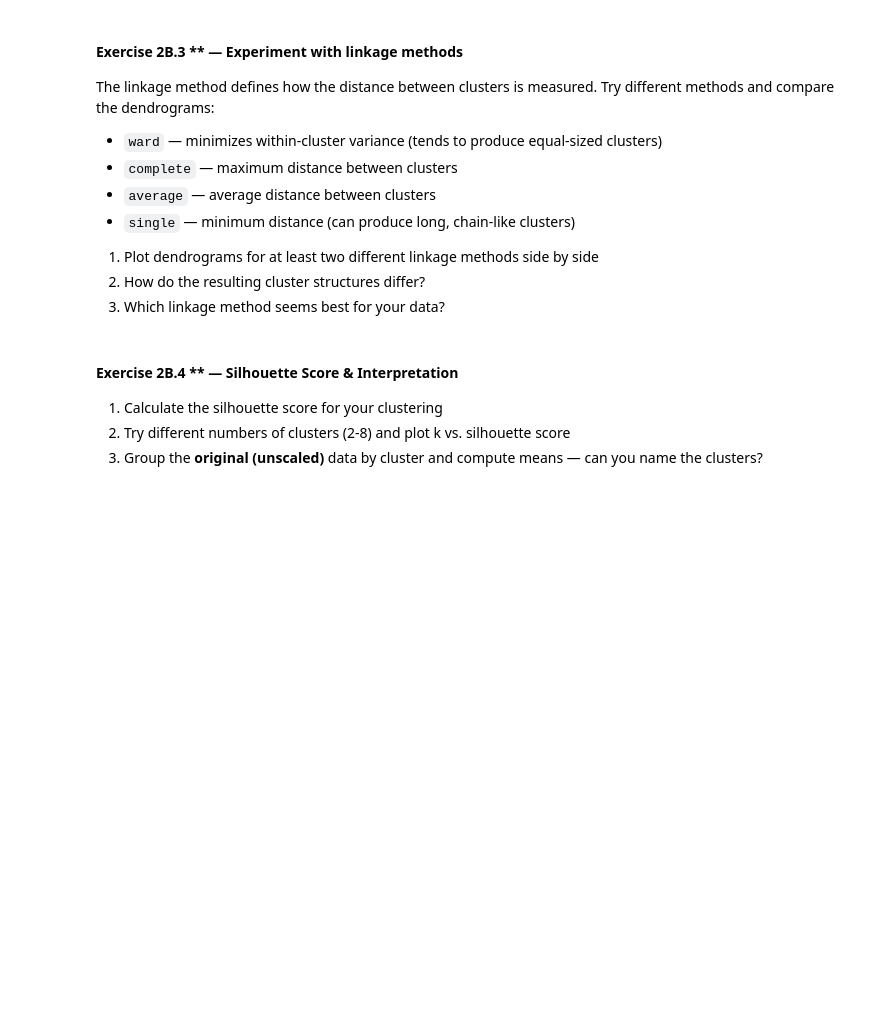
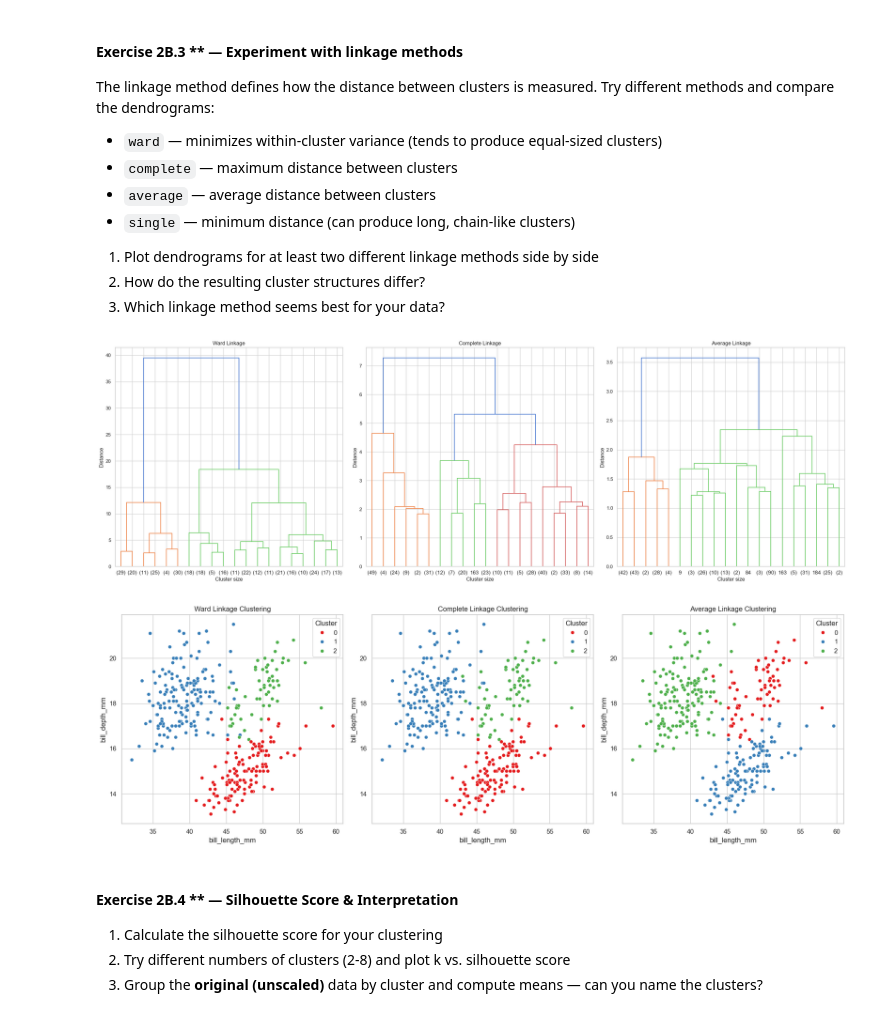
Before and after one commit to NootNoot583/Workshop-UML, a Jupyter notebook: unsupervised_ml_workshop.ipynb, the cells around one changed output. Saved outputs shown, nothing was run; the diff lists cells and outputs as text; code cells hidden in the pictures; blank space fills up the shorter version.

```diff
--- a/unsupervised_ml_workshop.ipynb
+++ b/unsupervised_ml_workshop.ipynb
@@ -376,3 +403,52 @@ The linkage method defines how the distance between clusters is measured. Try di
+# %%
+# Your code here
+
+# Compare dendrograms for different linkage methods
+fig, axes = plt.subplots(1, 3, figsize=(24, 8))
+
+# Ward linkage
+Z_ward = linkage(X_scaled, method='ward')
+dendrogram(Z_ward, ax=axes[0], truncate_mode='lastp', p=20)
+axes[0].set_title('Ward Linkage')
+axes[0].set_xlabel('Cluster size')
+axes[0].set_ylabel('Distance')
+
+# Complete linkage
+Z_complete = linkage(X_scaled, method='complete')
+dendrogram(Z_complete, ax=axes[1], truncate_mode='lastp', p=20)
+axes[1].set_title('Complete Linkage')
+axes[1].set_xlabel('Cluster size')
+axes[1].set_ylabel('Distance')
+
+# Average linkage
+Z_average = linkage(X_scaled, method='average')
+dendrogram(Z_average, ax=axes[2], truncate_mode='lastp', p=20)
+axes[2].set_title('Average Linkage')
+axes[2].set_xlabel('Cluster size')
+axes[2].set_ylabel('Distance')
+
+plt.tight_layout()
+plt.show()
+
+# Now compare clustering results with different linkage methods
+fig, axes = plt.subplots(1, 3, figsize=(18, 6))
+
+linkage_methods = ['ward', 'complete', 'average']
+titles = ['Ward Linkage', 'Complete Linkage', 'Average Linkage']
+
+for i, (method, title) in enumerate(zip(linkage_methods, titles)):
+    agg = AgglomerativeClustering(n_clusters=3, linkage=method)
+    labels = agg.fit_predict(X_scaled)
+
+    sns.scatterplot(data=df, x='bill_length_mm', y='bill_depth_mm', hue=labels, ax=axes[i], palette='Set1')
+    axes[i].set_title(f'{title} Clustering')
+    axes[i].legend(title='Cluster')
+
+plt.tight_layout()
+plt.show()
+# %% [output]
+[figure, added]
+[figure, added]
 # %% [markdown]
 #### Exercise 2B.4 ** — Silhouette Score & Interpretation
 
```
Also changed, not shown: parts of 8 cells of this notebook.
